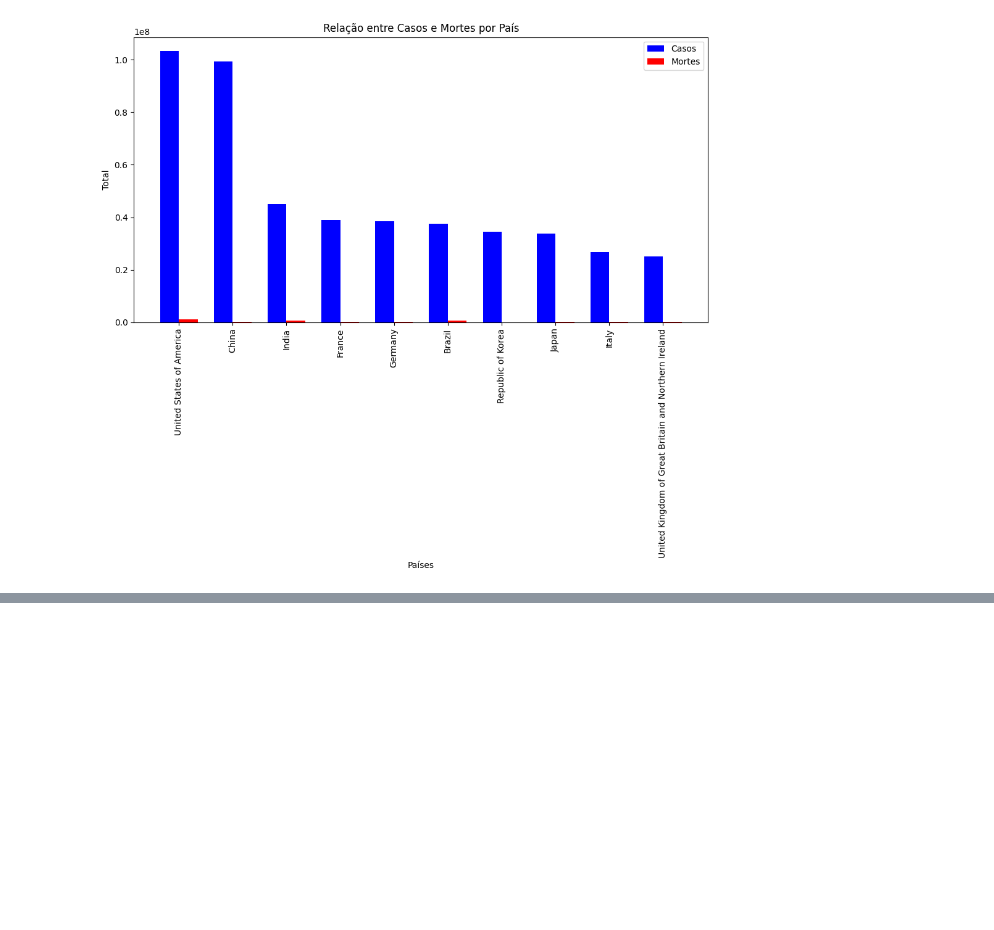
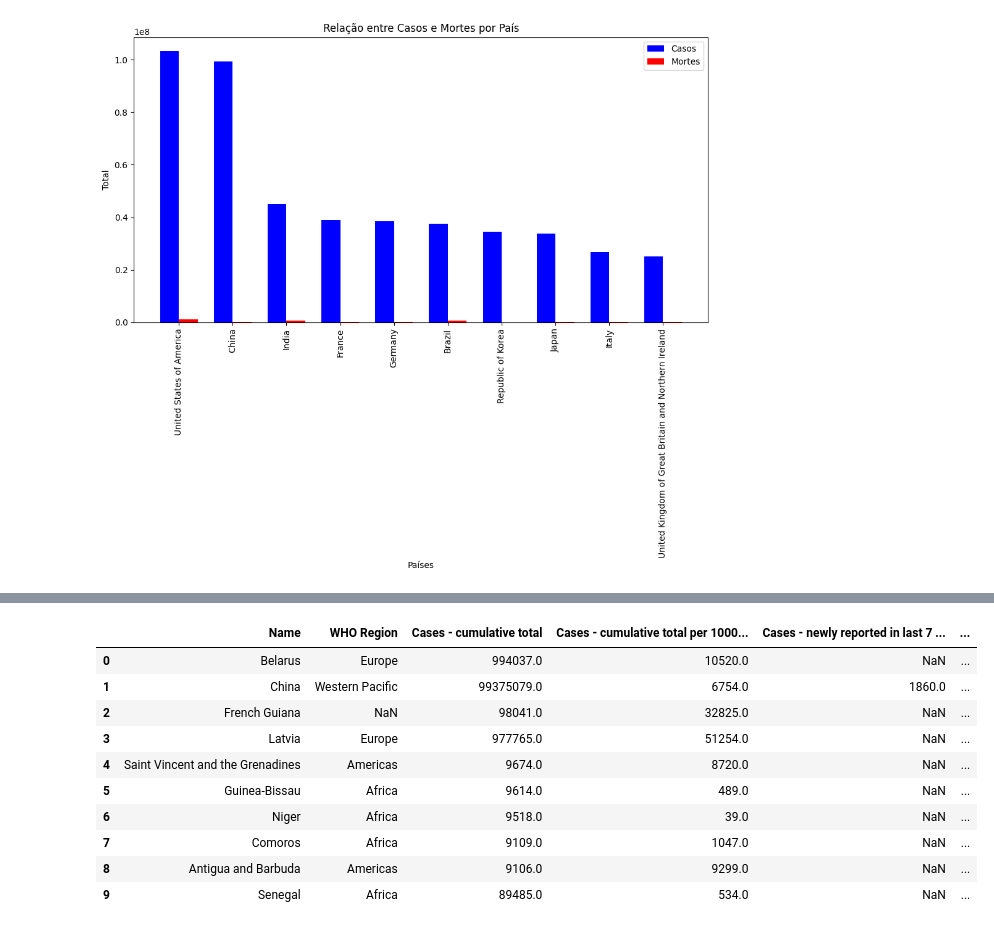
Before and after one commit to GuilhermeAugustox/COVID-DailyAnalysis-2020-2024, a Jupyter notebook: Analise.ipynb, the cells around one changed output, grey strips where cells are left out. Cells and saved outputs as stored; diff of their text form; code cells hidden in the pictures; blank space fills up the shorter version.

```diff
--- a/Analise.ipynb
+++ b/Analise.ipynb
@@ -509,0 +479,14 @@ DeltaGenerator()
+# %%
+df.head(10)
+# %% [output]
+|  | Name | WHO Region | Cases - cumulative total | Cases - cumulative total per 1000... | Cases - newly reported in last 7 ... | ... |
+| 0 | Belarus | Europe | 994037.0 | 10520.0 | NaN | ... |
+| 1 | China | Western Pacific | 99375079.0 | 6754.0 | 1860.0 | ... |
+| 2 | French Guiana | NaN | 98041.0 | 32825.0 | NaN | ... |
+| 3 | Latvia | Europe | 977765.0 | 51254.0 | NaN | ... |
+| 4 | Saint Vincent and the Grenadines | Americas | 9674.0 | 8720.0 | NaN | ... |
+| 5 | Guinea-Bissau | Africa | 9614.0 | 489.0 | NaN | ... |
+| 6 | Niger | Africa | 9518.0 | 39.0 | NaN | ... |
+| 7 | Comoros | Africa | 9109.0 | 1047.0 | NaN | ... |
+| 8 | Antigua and Barbuda | Americas | 9106.0 | 9299.0 | NaN | ... |
+| 9 | Senegal | Africa | 89485.0 | 534.0 | NaN | ... |
```
Also changed, not shown: parts of 5 cells of this notebook, 1 other file.
